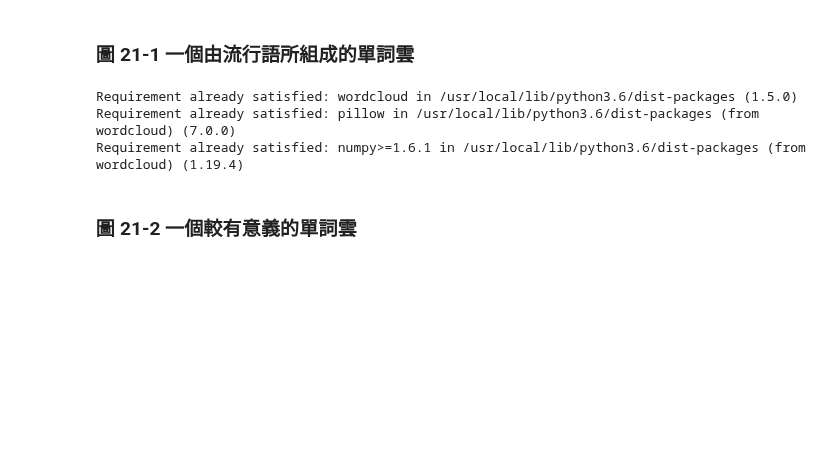
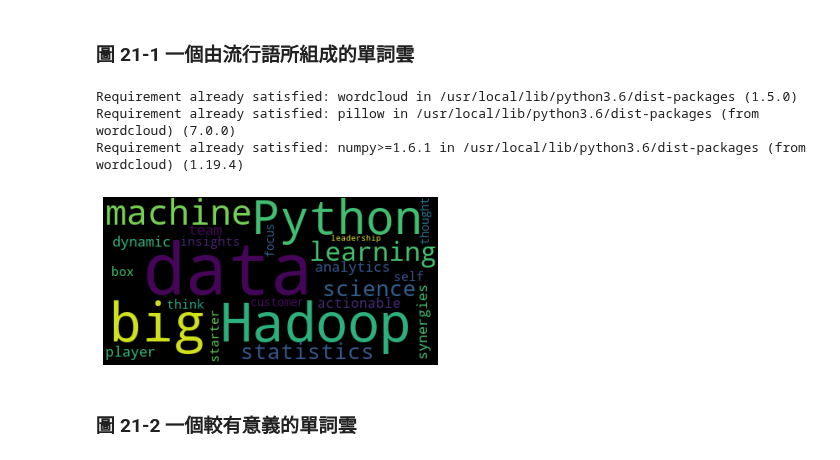
Before and after one commit to hank199599/data_science_from_scratch_reading_log, a Jupyter notebook: Chapter21.ipynb, the cells around one changed output. Saved outputs shown, nothing was run; the diff lists cells and outputs as text; code cells hidden in the pictures; blank space fills up the shorter version.

```diff
--- a/Chapter21.ipynb
+++ b/Chapter21.ipynb
@@ -26,3 +19,20 @@ cloud.to_file('output.png')
+# %%
+import nltk
+from wordcloud import WordCloud
+import matplotlib.pyplot as plt
+
+text=""
+
+for word in data:
+  text=text+" "+word[0]
+
+#for word in array:
+cloud = WordCloud().generate(text)
+plt.imshow(cloud)
+plt.axis("off")
+plt.show()
+# %% [output]
+[figure, added]
 # %% [markdown]
 ### 圖 21-2 一個較有意義的單詞雲
 # %%
```
Also changed, not shown: parts of 1 cell of this notebook.
